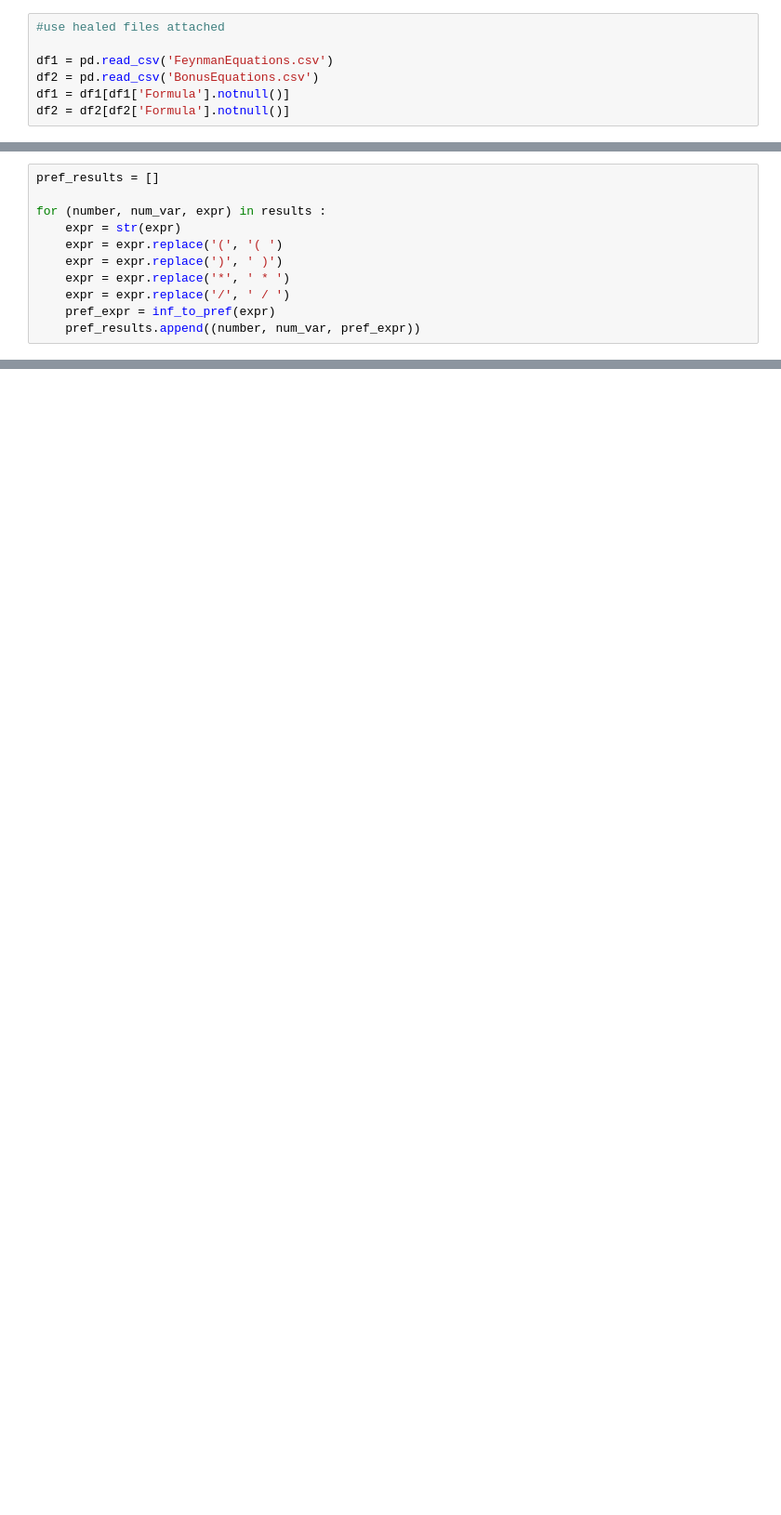
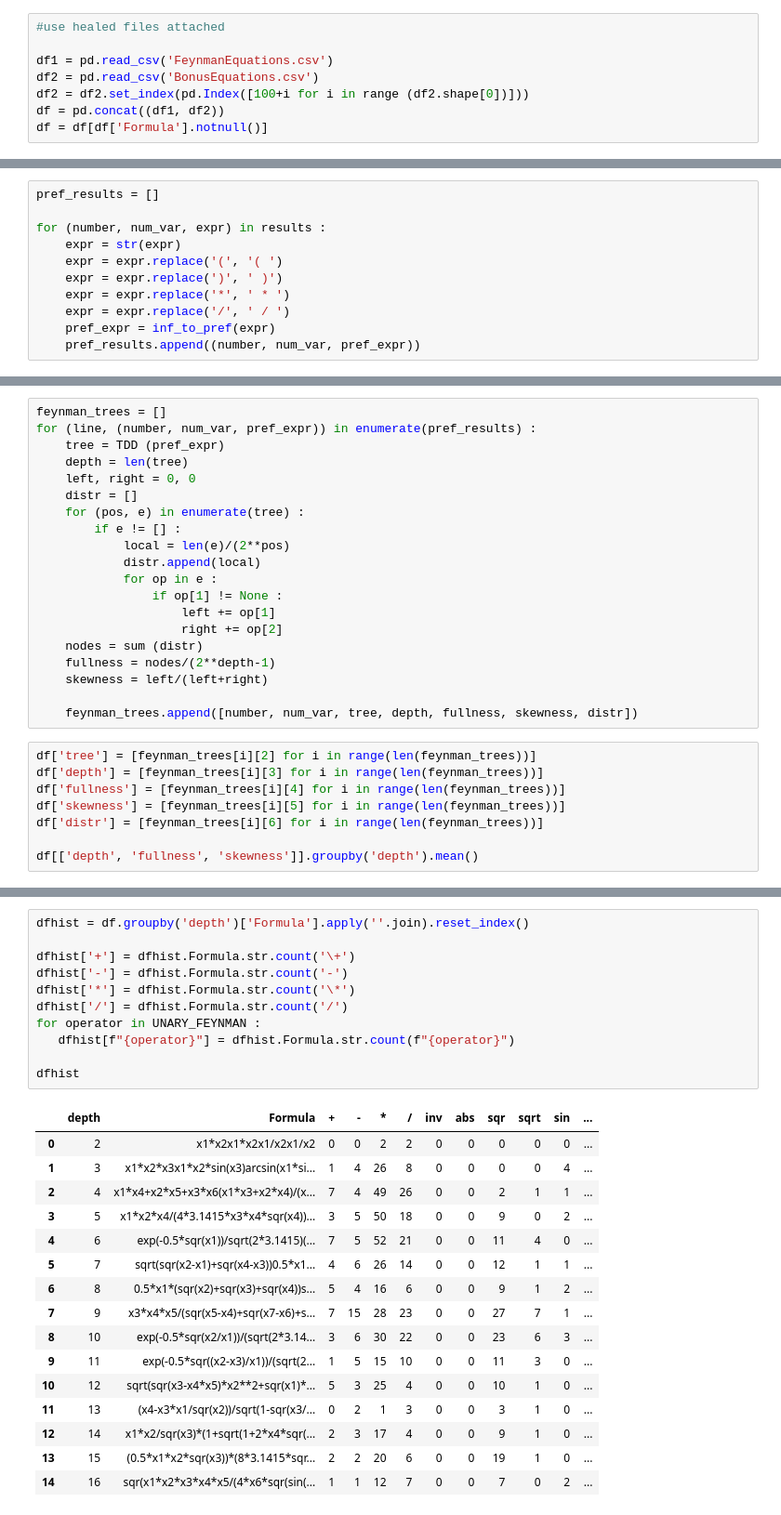
Before and after one commit to nbachelard/Symbolic_regression, a Jupyter notebook: py/dataset/statistics/statistics.ipynb, the cells around one changed output, grey strips where cells are left out. Shown at 93% size. Drawn from its saved outputs; the diff is of its cells as text; blank space fills up the shorter version.

```diff
--- a/py/dataset/statistics/statistics.ipynb
+++ b/py/dataset/statistics/statistics.ipynb
@@ -58,5 +72,6 @@ symbol_dict['tanh'] = Tanh
 
 df1 = pd.read_csv('FeynmanEquations.csv')
 df2 = pd.read_csv('BonusEquations.csv')
-df1 = df1[df1['Formula'].notnull()]
-df2 = df2[df2['Formula'].notnull()]
+df2 = df2.set_index(pd.Index([100+i for i in range (df2.shape[0])]))
+df = pd.concat((df1, df2))
+df = df[df['Formula'].notnull()]
@@ -155,0 +222,28 @@ results[0], pref_results[0]
+# %%
+feynman_trees = []
+for (line, (number, num_var, pref_expr)) in enumerate(pref_results) :
+    tree = TDD (pref_expr)
+    depth = len(tree)
+    left, right = 0, 0
+    distr = []
+    for (pos, e) in enumerate(tree) :
+        if e != [] :
+            local = len(e)/(2**pos)
+            distr.append(local)
+            for op in e :
+                if op[1] != None :
+                    left += op[1]
+                    right += op[2]
+    nodes = sum (distr)
+    fullness = nodes/(2**depth-1)
+    skewness = left/(left+right)
+
+    feynman_trees.append([number, num_var, tree, depth, fullness, skewness, distr])
+# %%
+df['tree'] = [feynman_trees[i][2] for i in range(len(feynman_trees))]
+df['depth'] = [feynman_trees[i][3] for i in range(len(feynman_trees))]
+df['fullness'] = [feynman_trees[i][4] for i in range(len(feynman_trees))]
+df['skewness'] = [feynman_trees[i][5] for i in range(len(feynman_trees))]
+df['distr'] = [feynman_trees[i][6] for i in range(len(feynman_trees))]
+
+df[['depth', 'fullness', 'skewness']].groupby('depth').mean()
@@ -155,0 +305,28 @@ results[0], pref_results[0]
+# %%
+dfhist = df.groupby('depth')['Formula'].apply(''.join).reset_index()
+
+dfhist['+'] = dfhist.Formula.str.count('\+')
+dfhist['-'] = dfhist.Formula.str.count('-')
+dfhist['*'] = dfhist.Formula.str.count('\*')
+dfhist['/'] = dfhist.Formula.str.count('/')
+for operator in UNARY_FEYNMAN :
+   dfhist[f"{operator}"] = dfhist.Formula.str.count(f"{operator}")
+
+dfhist
+# %% [output]
+|  | depth | Formula | + | - | * | / | inv | abs | sqr | sqrt | sin | ... |
+| 0 | 2 | x1*x2x1*x2x1/x2x1/x2 | 0 | 0 | 2 | 2 | 0 | 0 | 0 | 0 | 0 | ... |
+| 1 | 3 | x1*x2*x3x1*x2*sin(x3)arcsin(x1*si... | 1 | 4 | 26 | 8 | 0 | 0 | 0 | 0 | 4 | ... |
+| 2 | 4 | x1*x4+x2*x5+x3*x6(x1*x3+x2*x4)/(x... | 7 | 4 | 49 | 26 | 0 | 0 | 2 | 1 | 1 | ... |
+| 3 | 5 | x1*x2*x4/(4*3.1415*x3*x4*sqr(x4))... | 3 | 5 | 50 | 18 | 0 | 0 | 9 | 0 | 2 | ... |
+| 4 | 6 | exp(-0.5*sqr(x1))/sqrt(2*3.1415)(... | 7 | 5 | 52 | 21 | 0 | 0 | 11 | 4 | 0 | ... |
+| 5 | 7 | sqrt(sqr(x2-x1)+sqr(x4-x3))0.5*x1... | 4 | 6 | 26 | 14 | 0 | 0 | 12 | 1 | 1 | ... |
+| 6 | 8 | 0.5*x1*(sqr(x2)+sqr(x3)+sqr(x4))s... | 5 | 4 | 16 | 6 | 0 | 0 | 9 | 1 | 2 | ... |
+| 7 | 9 | x3*x4*x5/(sqr(x5-x4)+sqr(x7-x6)+s... | 7 | 15 | 28 | 23 | 0 | 0 | 27 | 7 | 1 | ... |
+| 8 | 10 | exp(-0.5*sqr(x2/x1))/(sqrt(2*3.14... | 3 | 6 | 30 | 22 | 0 | 0 | 23 | 6 | 3 | ... |
+| 9 | 11 | exp(-0.5*sqr((x2-x3)/x1))/(sqrt(2... | 1 | 5 | 15 | 10 | 0 | 0 | 11 | 3 | 0 | ... |
+| 10 | 12 | sqrt(sqr(x3-x4*x5)*x2**2+sqr(x1)*... | 5 | 3 | 25 | 4 | 0 | 0 | 10 | 1 | 0 | ... |
+| 11 | 13 | (x4-x3*x1/sqr(x2))/sqrt(1-sqr(x3/... | 0 | 2 | 1 | 3 | 0 | 0 | 3 | 1 | 0 | ... |
+| 12 | 14 | x1*x2/sqr(x3)*(1+sqrt(1+2*x4*sqr(... | 2 | 3 | 17 | 4 | 0 | 0 | 9 | 1 | 0 | ... |
+| 13 | 15 | (0.5*x1*x2*sqr(x3))*(8*3.1415*sqr... | 2 | 2 | 20 | 6 | 0 | 0 | 19 | 1 | 0 | ... |
+| 14 | 16 | sqr(x1*x2*x3*x4*x5/(4*x6*sqr(sin(... | 1 | 1 | 12 | 7 | 0 | 0 | 7 | 0 | 2 | ... |
```
Also changed, not shown: parts of 49 cells of this notebook, 1 other file.
